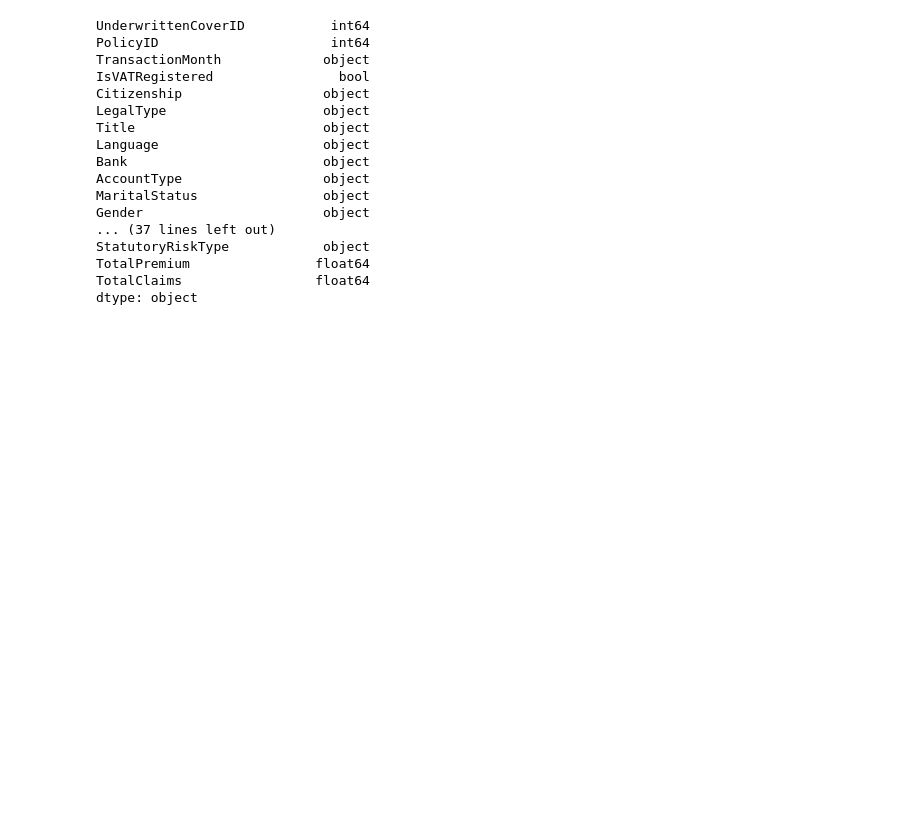
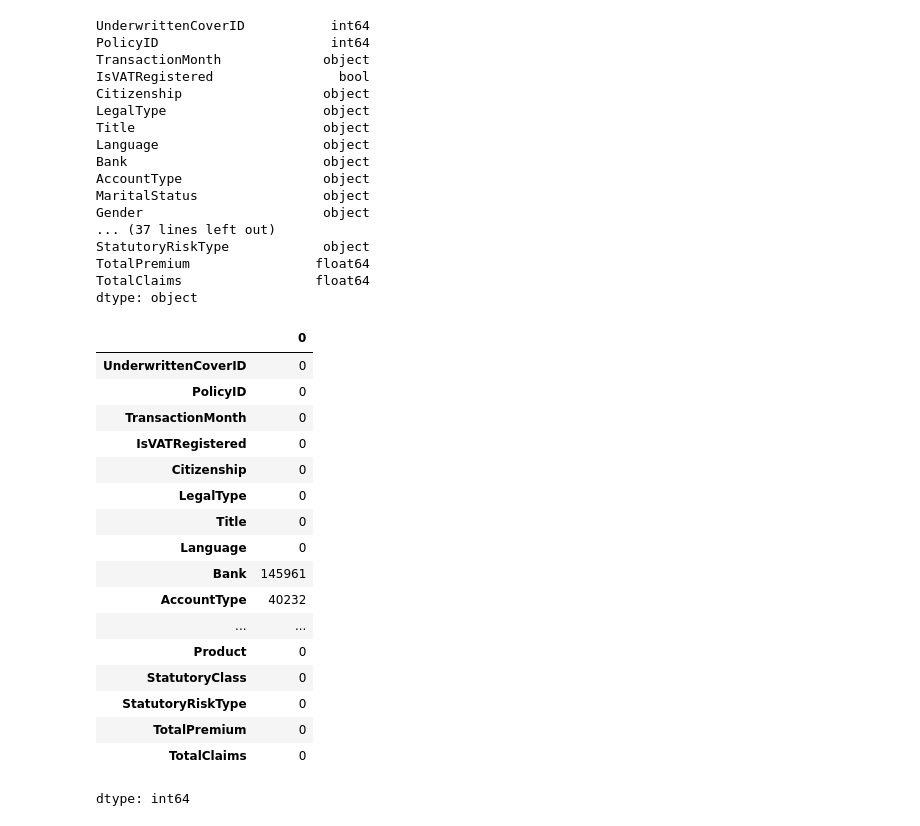
Before and after one commit to Amanzlastt/kifyaw3, a Jupyter notebook: notebooks/Eda.ipynb, the cells around one changed output. Drawn from its saved outputs; the diff is of its cells as text; code cells hidden in the pictures; blank space fills up the shorter version.

```diff
--- a/notebooks/Eda.ipynb
+++ b/notebooks/Eda.ipynb
@@ -52,3 +59,24 @@ StatutoryRiskType            object
 TotalPremium                float64
 TotalClaims                 float64
 dtype: object
+# %%
+df.isna().sum()
+# %% [output]
+|  | 0 |
+| UnderwrittenCoverID | 0 |
+| PolicyID | 0 |
+| TransactionMonth | 0 |
+| IsVATRegistered | 0 |
+| Citizenship | 0 |
+| LegalType | 0 |
+| Title | 0 |
+| Language | 0 |
+| Bank | 145961 |
+| AccountType | 40232 |
+| ... | ... |
+| Product | 0 |
+| StatutoryClass | 0 |
+| StatutoryRiskType | 0 |
+| TotalPremium | 0 |
+| TotalClaims | 0 |
+dtype: int64
```
Also changed, not shown: parts of 8 cells of this notebook.
